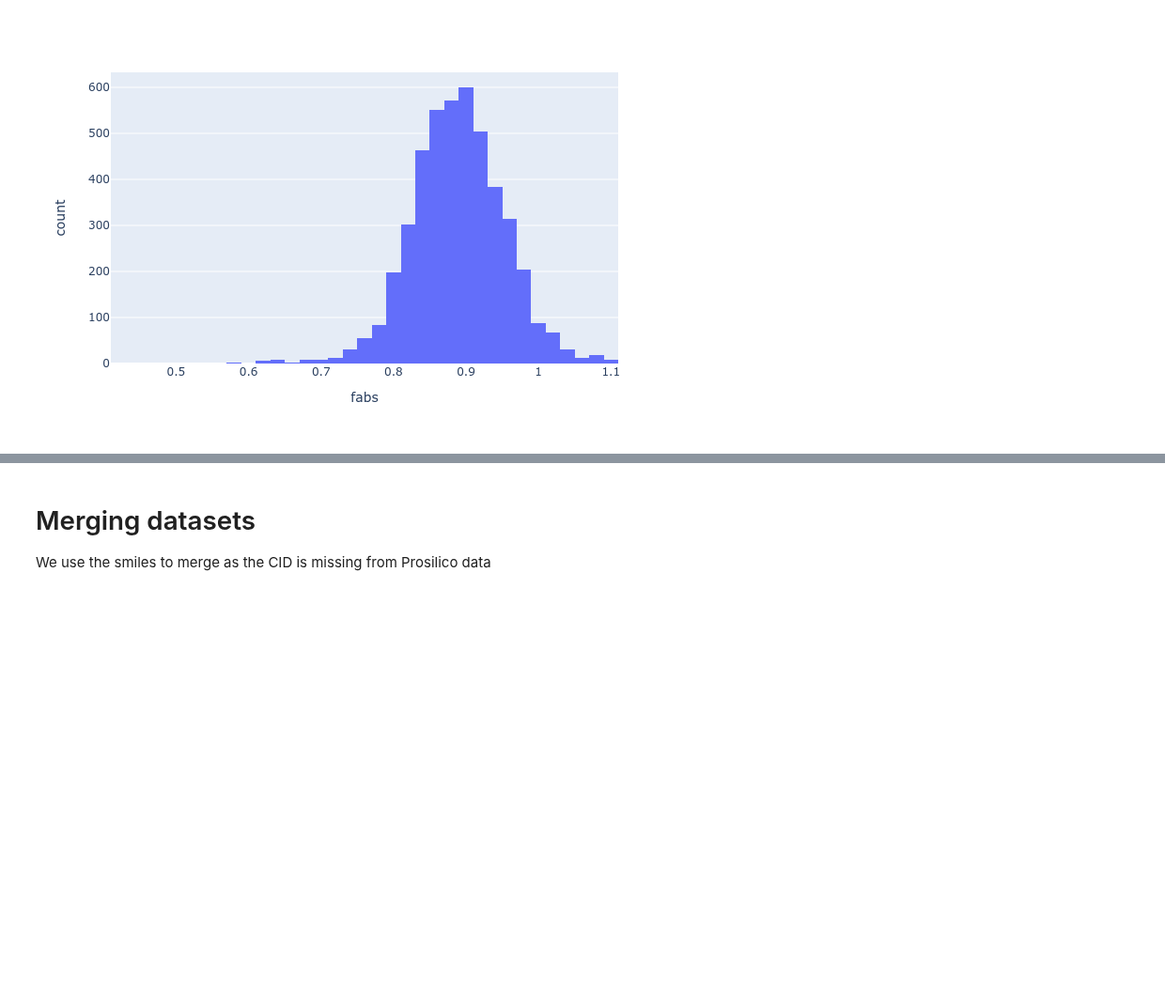
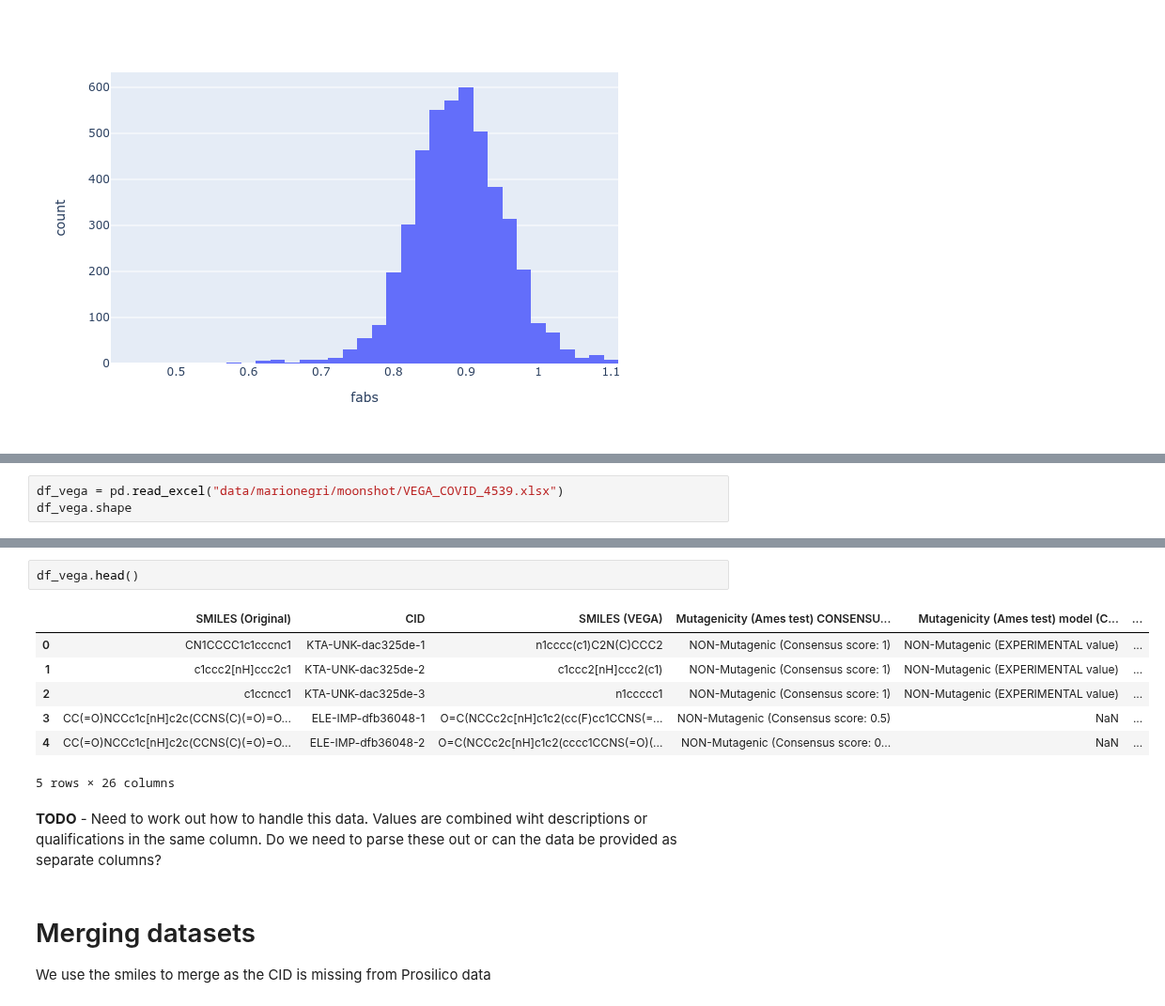
Before and after one commit to tdudgeon/jupyter_mpro, a Jupyter notebook: ADMET-moonshot.ipynb, the cells around one changed output, grey strips where cells are left out. Shown at 94% size. Cells and saved outputs as stored; diff of their text form; blank space fills up the shorter version.

Commit message:
added marionegri vega predictions

```diff
--- a/ADMET-moonshot.ipynb
+++ b/ADMET-moonshot.ipynb
@@ -240,0 +257,3 @@ fig.show()
+# %%
+df_vega = pd.read_excel("data/marionegri/moonshot/VEGA_COVID_4539.xlsx")
+df_vega.shape
@@ -241,3 +282,15 @@ fig.show()
+# %%
+df_vega.head()
+# %% [output]
+|  | SMILES (Original) | CID | SMILES (VEGA) | Mutagenicity (Ames test) CONSENSU... | Mutagenicity (Ames test) model (C... | ... |
+| 0 | CN1CCCC1c1cccnc1 | KTA-UNK-dac325de-1 | n1cccc(c1)C2N(C)CCC2 | NON-Mutagenic (Consensus score: 1) | NON-Mutagenic (EXPERIMENTAL value) | ... |
+| 1 | c1ccc2[nH]ccc2c1 | KTA-UNK-dac325de-2 | c1ccc2[nH]ccc2(c1) | NON-Mutagenic (Consensus score: 1) | NON-Mutagenic (EXPERIMENTAL value) | ... |
+| 2 | c1ccncc1 | KTA-UNK-dac325de-3 | n1ccccc1 | NON-Mutagenic (Consensus score: 1) | NON-Mutagenic (EXPERIMENTAL value) | ... |
+| 3 | CC(=O)NCCc1c[nH]c2c(CCNS(C)(=O)=O... | ELE-IMP-dfb36048-1 | O=C(NCCc2c[nH]c1c2(cc(F)cc1CCNS(=... | NON-Mutagenic (Consensus score: 0.5) | NaN | ... |
+| 4 | CC(=O)NCCc1c[nH]c2c(CCNS(C)(=O)=O... | ELE-IMP-dfb36048-2 | O=C(NCCc2c[nH]c1c2(cccc1CCNS(=O)(... | NON-Mutagenic (Consensus score: 0... | NaN | ... |
+5 rows × 26 columns
+# %% [markdown]
+**TODO** - Need to work out how to handle this data. Values are combined wiht descriptions or qualifications in the same column. Do we need to parse these out or can the data be provided as separate columns?
 # %% [markdown]
 # Merging datasets
 
```
Also changed, not shown: parts of 4 cells of this notebook.
